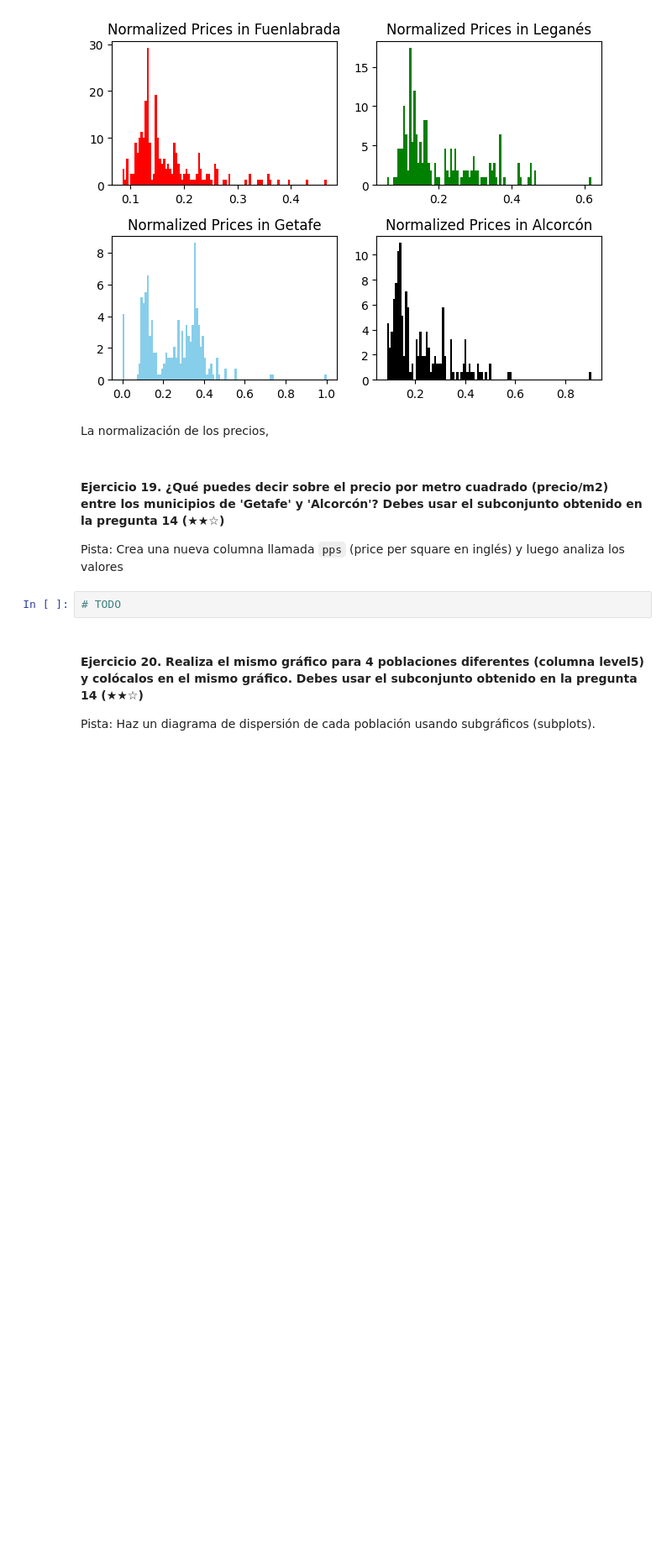
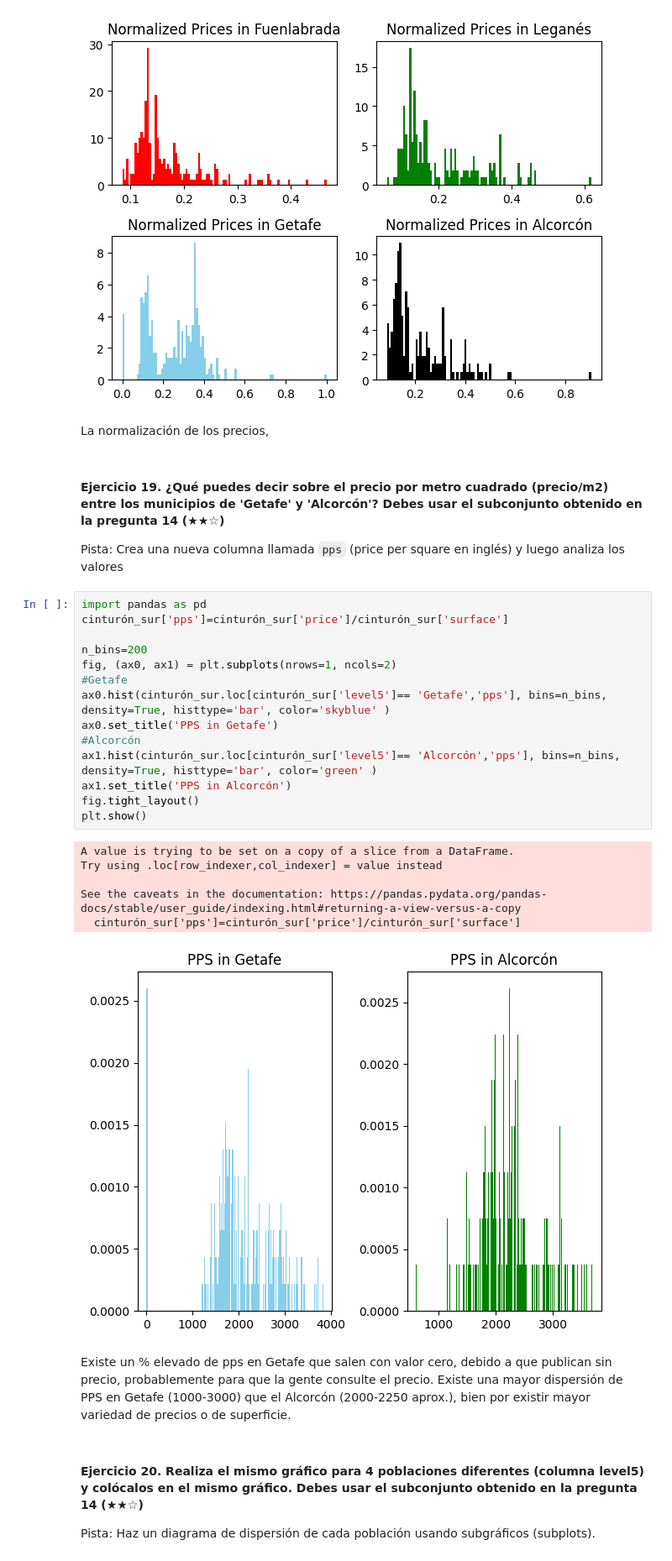
Before and after one commit to XaviCarrera/real_state-exercise_final, a Jupyter notebook: project.es.ipynb, the cells around one changed output. Shown at 84% size. Saved outputs shown, nothing was run; the diff lists cells and outputs as text; blank space fills up the shorter version.

```diff
--- a/project.es.ipynb
+++ b/project.es.ipynb
@@ -383,7 +383,28 @@ La normalización de los precios,
 
 Pista: Crea una nueva columna llamada `pps` (price per square en inglés) y luego analiza los valores
 # %%
-# TODO
+import pandas as pd
+cinturón_sur['pps']=cinturón_sur['price']/cinturón_sur['surface']
+
+n_bins=200
+fig, (ax0, ax1) = plt.subplots(nrows=1, ncols=2)
+#Getafe
+ax0.hist(cinturón_sur.loc[cinturón_sur['level5']== 'Getafe','pps'], bins=n_bins, density=True, histtype='bar', color='skyblue' )
+ax0.set_title('PPS in Getafe')
+#Alcorcón
+ax1.hist(cinturón_sur.loc[cinturón_sur['level5']== 'Alcorcón','pps'], bins=n_bins, density=True, histtype='bar', color='green' )
+ax1.set_title('PPS in Alcorcón')
+fig.tight_layout()
+plt.show()
+# %% [output]
+A value is trying to be set on a copy of a slice from a DataFrame.
+Try using .loc[row_indexer,col_indexer] = value instead
+
+See the caveats in the documentation: https://pandas.pydata.org/pandas-docs/stable/user_guide/indexing.html#returning-a-view-versus-a-copy
+  cinturón_sur['pps']=cinturón_sur['price']/cinturón_sur['surface']
+[figure, added]
+# %% [markdown]
+Existe un % elevado de pps en Getafe que salen con valor cero, debido a que publican sin precio, probablemente para que la gente consulte el precio. Existe una mayor dispersión de PPS en Getafe (1000-3000) que el Alcorcón (2000-2250 aprox.), bien por existir mayor variedad de precios o de superficie.
 # %% [markdown]
 #### Ejercicio 20. Realiza el mismo gráfico para 4 poblaciones diferentes (columna level5) y colócalos en el mismo gráfico. Debes usar el subconjunto obtenido en la pregunta 14 (★★☆)
 Pista: Haz un diagrama de dispersión de cada población usando subgráficos (subplots).
```
Also changed, not shown: parts of 2 cells of this notebook.
